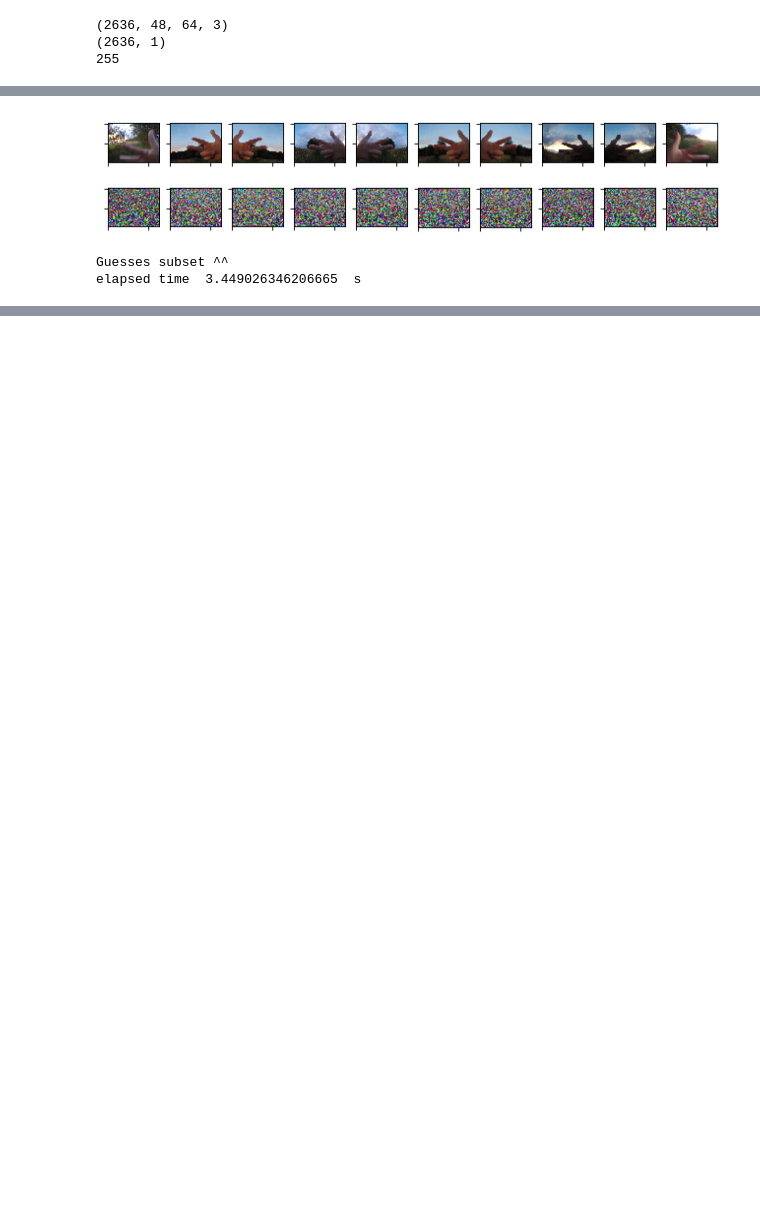
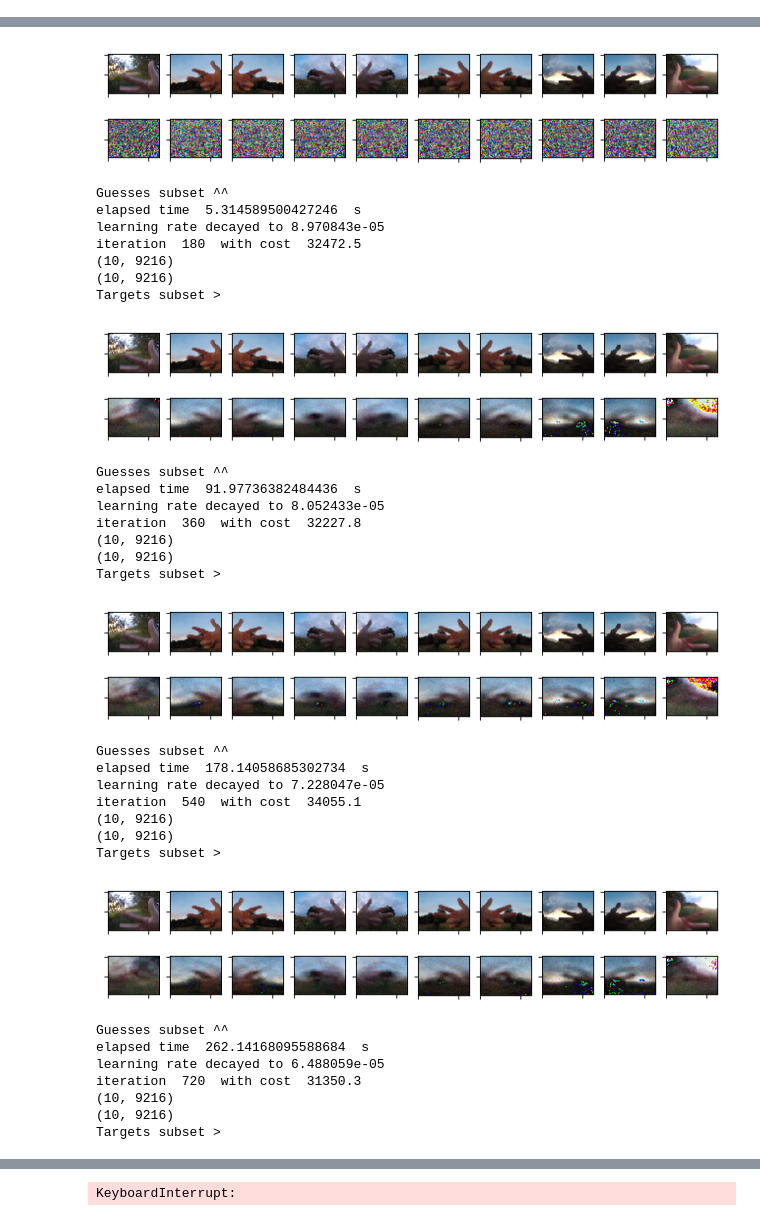
Before and after one commit to theScinder/cuttleVision, a Jupyter notebook: cuttlePySim.ipynb, the cells around one changed output, grey strips where cells are left out. Drawn from its saved outputs; the diff is of its cells as text; code cells hidden in the pictures; blank space fills up the shorter version.

```diff
--- a/cuttlePySim.ipynb
+++ b/cuttlePySim.ipynb
@@ -20,16 +36,3 @@ import os
-# %%
-%store -r myImgs
-%store -r myTargets
-print(np.shape(myImgs))
-print(np.shape(myTargets))
-print(np.max(myImgs))
-
-myImgs = np.array(myImgs/np.max(myImgs))
-myTargets = np.array(myTargets/np.max(myTargets))
-# %% [output]
-(2636, 48, 64, 3)
-(2636, 1)
-255
 # %%
 """Following along from Siraj: https://github.com/llSourcell/autoencoder_demo/blob/master/main.py"""
 import tensorflow as tf
@@ -42,8 +45,8 @@ n_visible = imgWidth *imgHeight*3
 n_visibleRGB = imgWidth *imgHeight*3
 n_hidden = 4096 # 2048 # hidden units
 lR = 1e-4
-myIter = 180
-dispIt = 60# display every th iteration
+myIter = 1800
+dispIt = 180# display every th iteration
 dORate = 0.33 # dropout Rate
 
 corruption_level = 0.0
@@ -182,6 +185,35 @@ iteration  0  with cost  269913.0
 (10, 9216)
 (10, 9216)
 Targets subset >
-[figure, old version]
+[figure, new version]
 Guesses subset ^^
-elapsed time  3.449026346206665  s
+elapsed time  5.314589500427246  s
+learning rate decayed to 8.970843e-05
+iteration  180  with cost  32472.5
+(10, 9216)
+(10, 9216)
+Targets subset >
+[figure, added]
+Guesses subset ^^
+elapsed time  91.97736382484436  s
+learning rate decayed to 8.052433e-05
+iteration  360  with cost  32227.8
+(10, 9216)
+(10, 9216)
+Targets subset >
+[figure, added]
+Guesses subset ^^
+elapsed time  178.14058685302734  s
+learning rate decayed to 7.228047e-05
+iteration  540  with cost  34055.1
+(10, 9216)
+(10, 9216)
+Targets subset >
+[figure, added]
+Guesses subset ^^
+elapsed time  262.14168095588684  s
+learning rate decayed to 6.488059e-05
+iteration  720  with cost  31350.3
+(10, 9216)
+(10, 9216)
+Targets subset >
@@ -188,3 +231,4 @@ elapsed time  3.449026346206665  s
+KeyboardInterrupt:
 # %%
 def cuttleVision(cSpher,fN,nStk,off,defCo):
     img = 1.0*misc.imread(fN)
```
Also changed, not shown: parts of 10 cells of this notebook, 1 other file.
